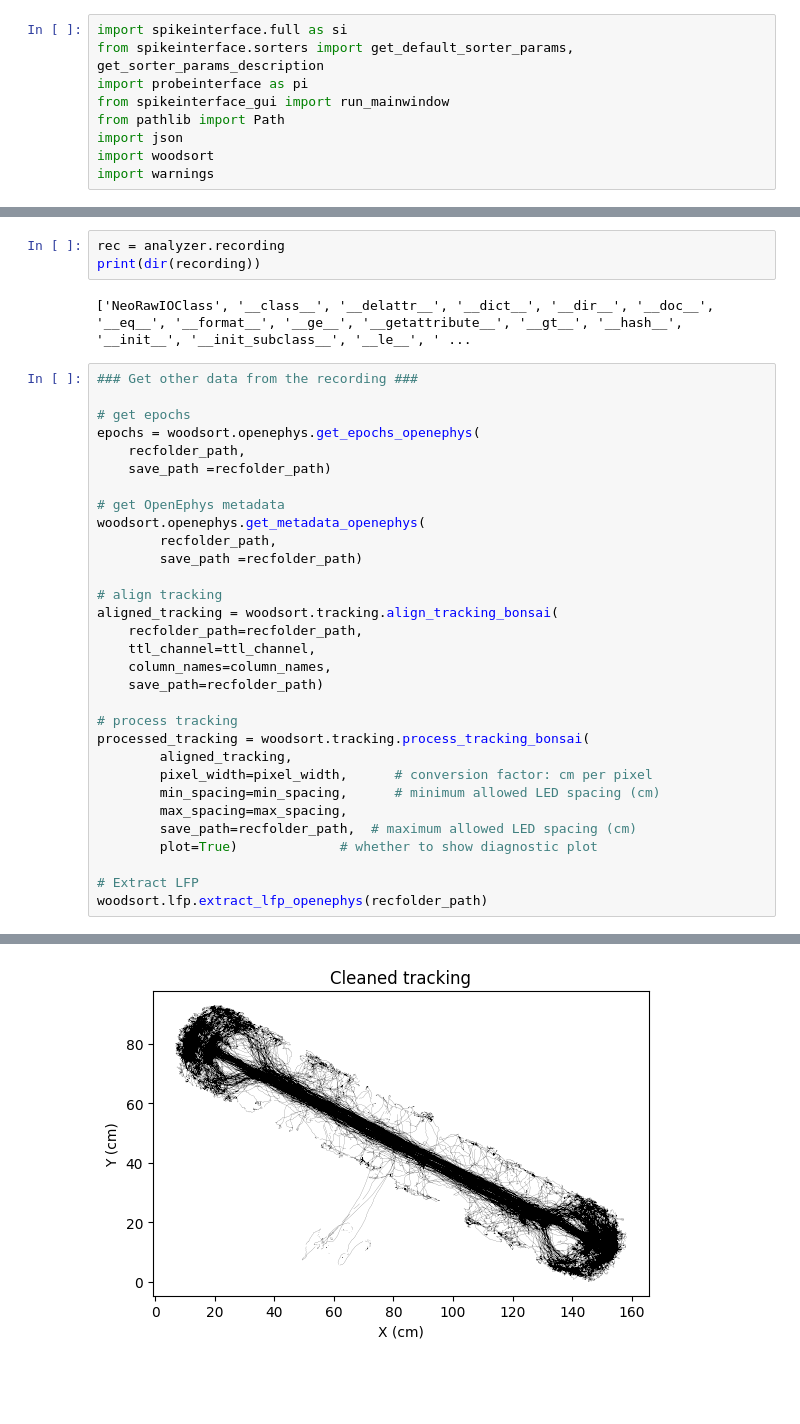
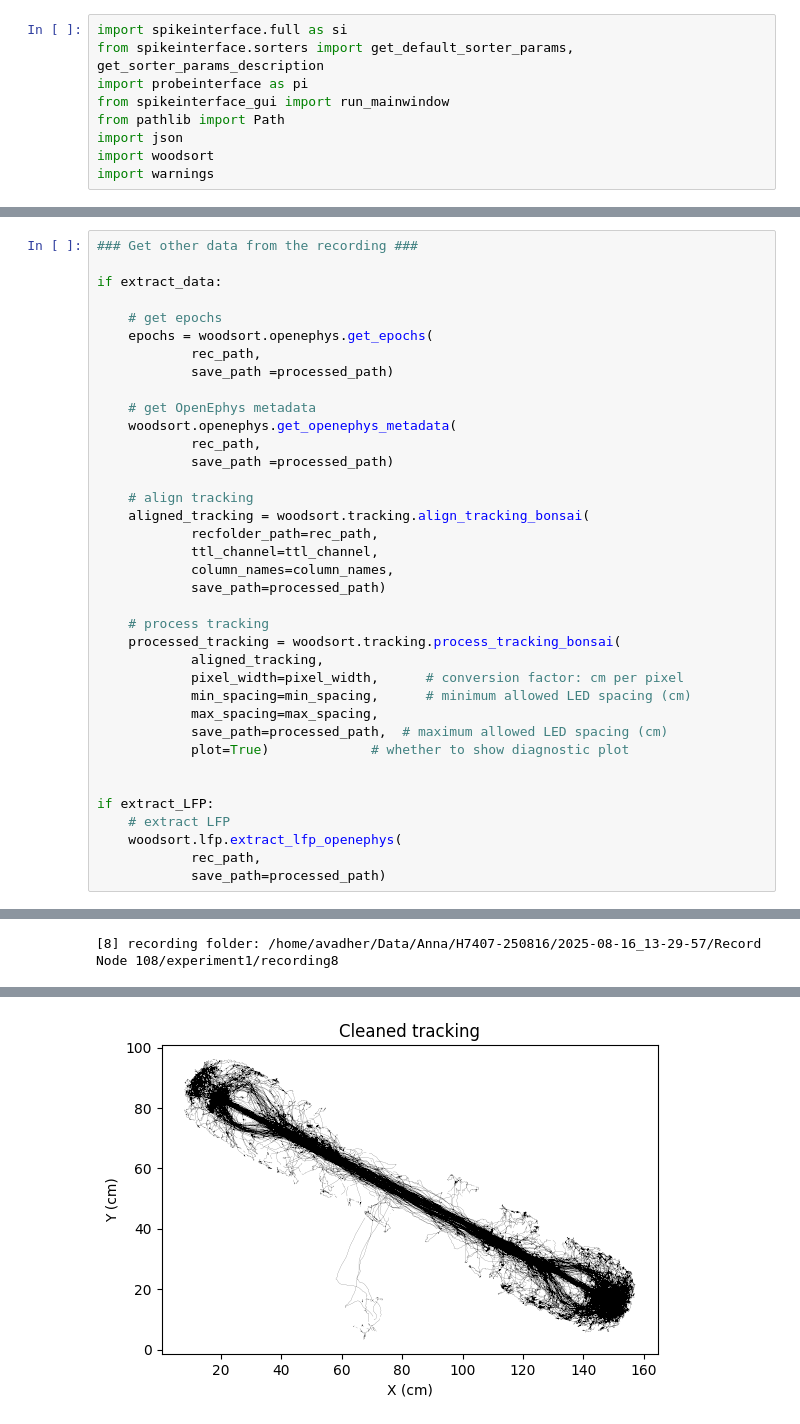
Before and after one commit to Wood-Dudchenko-lab/woodsort, a Jupyter notebook: pipelines_sorting/Pipeline_H7400.ipynb, the cells around one changed output, grey strips where cells are left out. Drawn from its saved outputs; the diff is of its cells as text; blank space fills up the shorter version.

```diff
--- a/pipelines_sorting/Pipeline_H7400.ipynb
+++ b/pipelines_sorting/Pipeline_H7400.ipynb
@@ -121,40 +129,41 @@ analyzer = si.load_sorting_analyzer(analyzer_path)
 run_mainwindow(analyzer, mode="desktop", curation=True)
 # %% [output]
 <spikeinterface_gui.backend_qt.QtMainWindow at 0x...>
-# %%
-rec = analyzer.recording
-print(dir(recording))
-# %% [output]
-['NeoRawIOClass', '__class__', '__delattr__', '__dict__', '__dir__', '__doc__', '__eq__', '__format__', '__ge__', '__getattribute__', '__gt__', '__hash__', '__init__', '__init_subclass__', '__le__', ' ...
 # %%
 ### Get other data from the recording ###
 
-# get epochs
-epochs = woodsort.openephys.get_epochs_openephys(
-    recfolder_path,
-    save_path =recfolder_path)
+if extract_data:
 
-# get OpenEphys metadata
-woodsort.openephys.get_metadata_openephys(
-        recfolder_path,
-        save_path =recfolder_path)
+    # get epochs
+    epochs = woodsort.openephys.get_epochs(
+            rec_path,
+            save_path =processed_path)
 
-# align tracking
-aligned_tracking = woodsort.tracking.align_tracking_bonsai(
-    recfolder_path=recfolder_path,
-    ttl_channel=ttl_channel,
-    column_names=column_names,
-    save_path=recfolder_path)
+    # get OpenEphys metadata
+    woodsort.openephys.get_openephys_metadata(
+            rec_path,
+            save_path =processed_path)
 
-# process tracking
-processed_tracking = woodsort.tracking.process_tracking_bonsai(
-        aligned_tracking,
-        pixel_width=pixel_width,      # conversion factor: cm per pixel
-        min_spacing=min_spacing,      # minimum allowed LED spacing (cm)
-        max_spacing=max_spacing,
-        save_path=recfolder_path,  # maximum allowed LED spacing (cm)
-        plot=True)             # whether to show diagnostic plot
+    # align tracking
+    aligned_tracking = woodsort.tracking.align_tracking_bonsai(
+            recfolder_path=rec_path,
+            ttl_channel=ttl_channel,
+            column_names=column_names,
+            save_path=processed_path)
 
-# Extract LFP
-woodsort.lfp.extract_lfp_openephys(recfolder_path)
+    # process tracking
+    processed_tracking = woodsort.tracking.process_tracking_bonsai(
+            aligned_tracking,
+            pixel_width=pixel_width,      # conversion factor: cm per pixel
+            min_spacing=min_spacing,      # minimum allowed LED spacing (cm)
+            max_spacing=max_spacing,
+            save_path=processed_path,  # maximum allowed LED spacing (cm)
+            plot=True)             # whether to show diagnostic plot
+
+
+if extract_LFP:
+    # extract LFP
+    woodsort.lfp.extract_lfp_openephys(
+            rec_path,
+            save_path=processed_path)
 # %% [output]
@@ -177,0 +193 @@ Tracking processed.
+[8] recording folder: /home/avadher/Data/Anna/H7407-250816/2025-08-16_13-29-57/Record Node 108/experiment1/recording8
@@ -179 +200 @@ Tracking processed.
-[figure, old version]
+[figure, new version]
```
Also changed, not shown: parts of 4 cells of this notebook, 16 other files.
